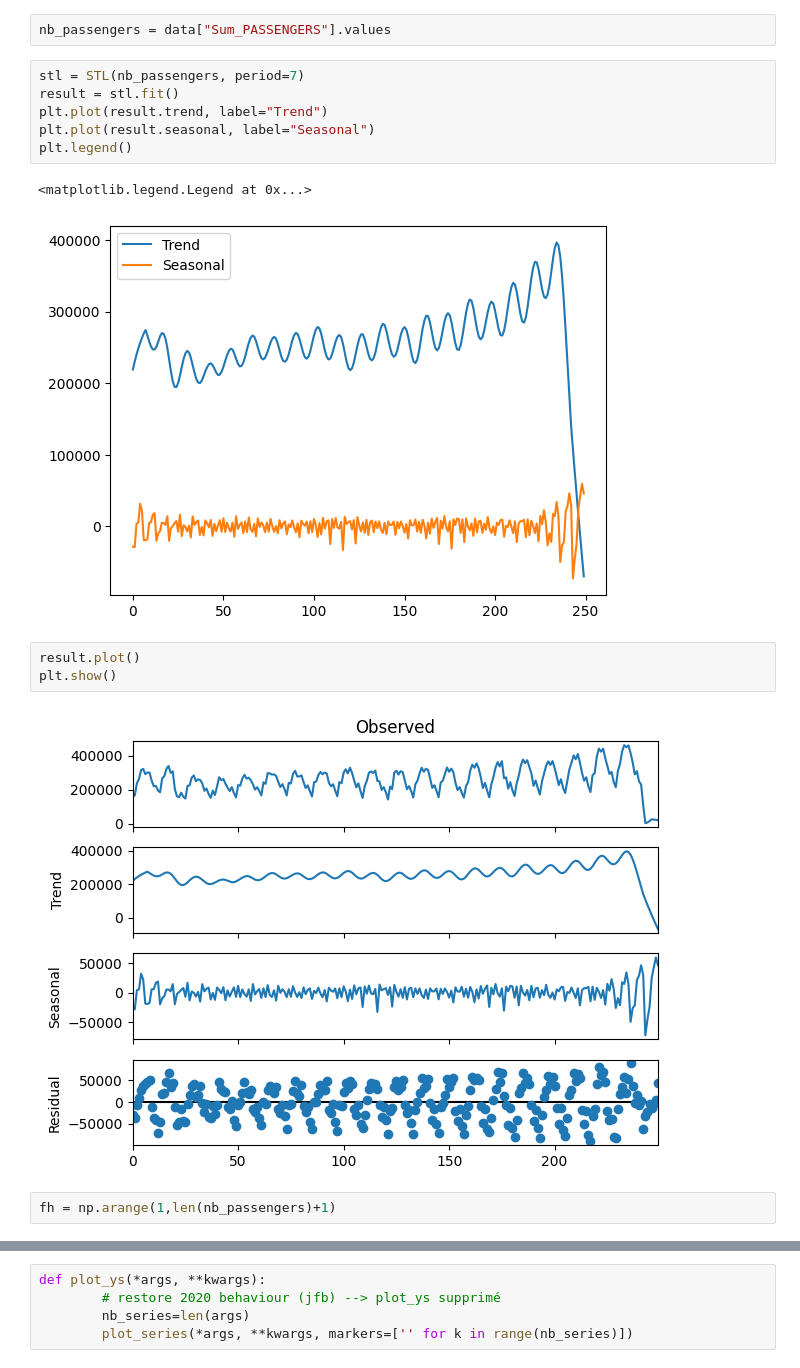
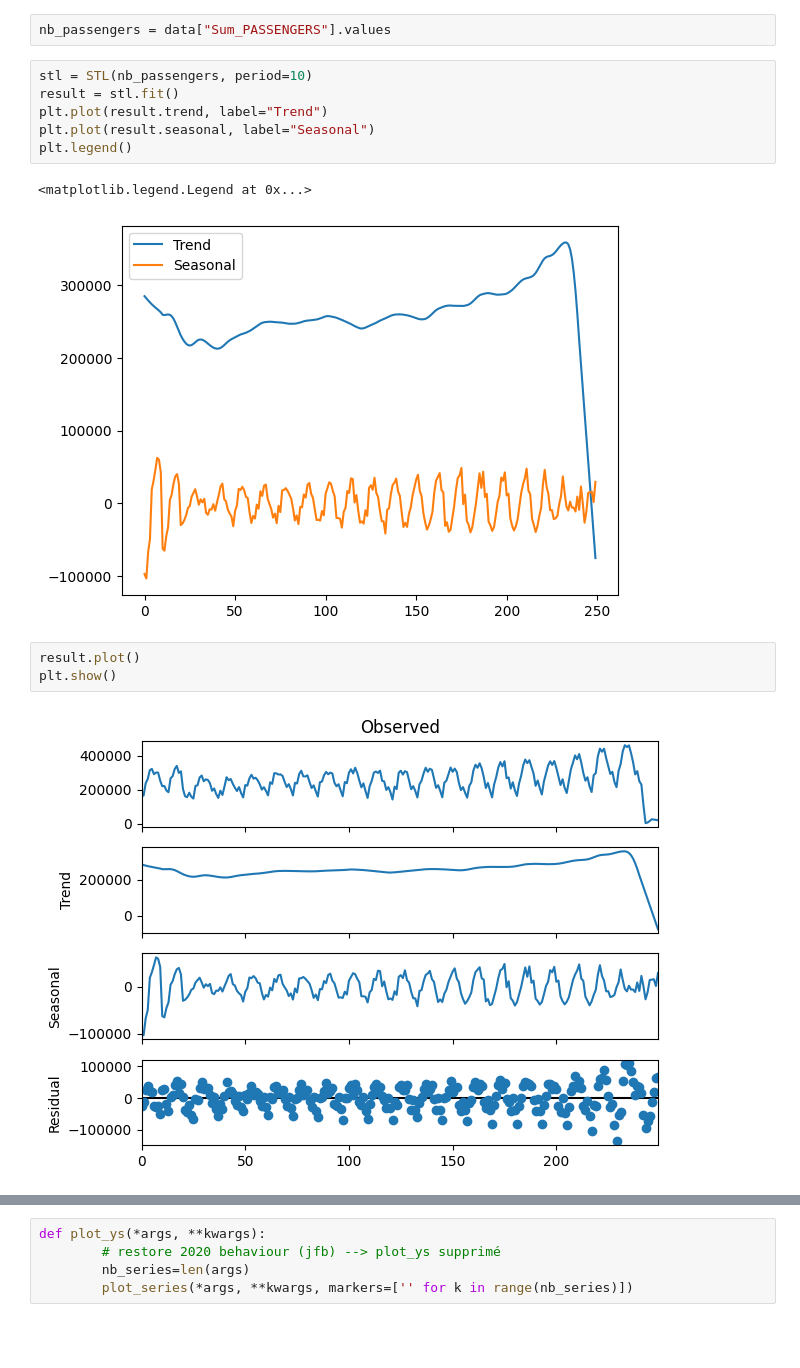
Before and after one commit to aaaamael/time_series_air_passengers, a Jupyter notebook: data.ipynb, the cells around one changed output, grey strips where cells are left out. Saved outputs shown, nothing was run; the diff lists cells and outputs as text; blank space fills up the shorter version.

```diff
--- a/data.ipynb
+++ b/data.ipynb
@@ -41,18 +45,16 @@ import numpy as np
 # %%
 nb_passengers = data["Sum_PASSENGERS"].values
 # %%
-stl = STL(nb_passengers, period=7)
+stl = STL(nb_passengers, period=10)
 result = stl.fit()
 plt.plot(result.trend, label="Trend")
 plt.plot(result.seasonal, label="Seasonal")
 plt.legend()
 # %% [output]
 <matplotlib.legend.Legend at 0x...>
-[figure, old version]
+[figure, new version]
 # %%
 result.plot()
 plt.show()
 # %% [output]
-[figure, old version]
+[figure, new version]
-# %%
-fh = np.arange(1,len(nb_passengers)+1)
```
Also changed, not shown: parts of 10 cells of this notebook.
